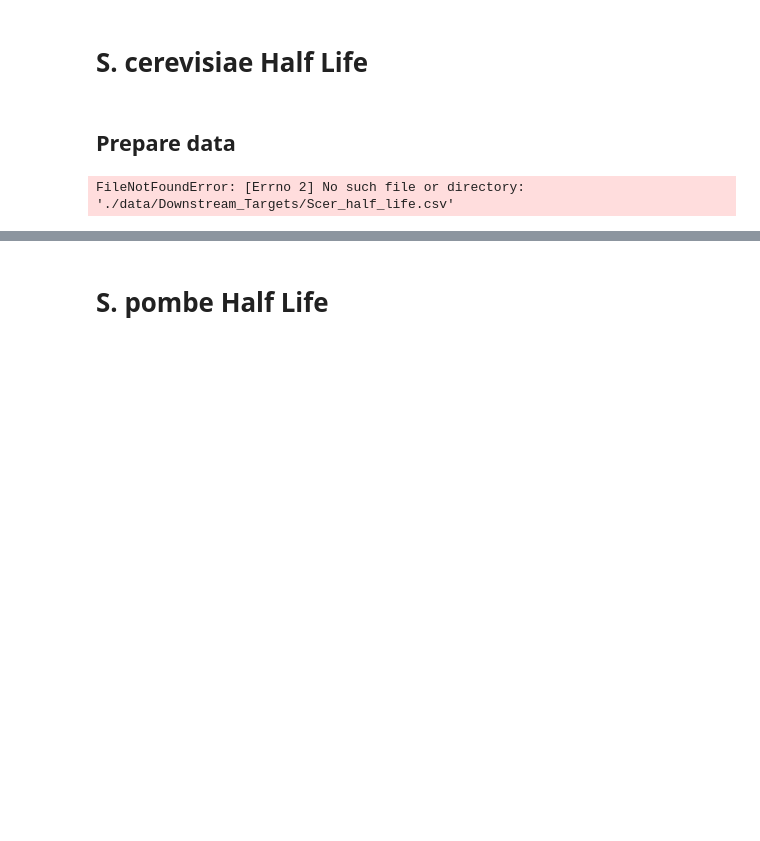
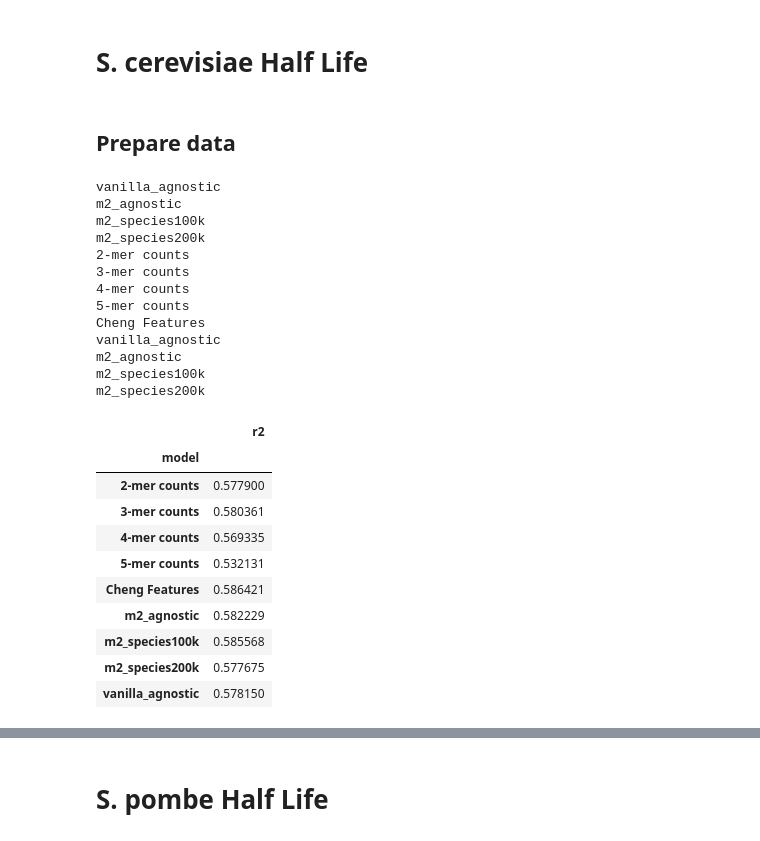
Before and after one commit to flyingkukri/SpeciesLM, a Jupyter notebook: Downstream.ipynb, the cells around one changed output, grey strips where cells are left out. Cells and saved outputs as stored; diff of their text form; code cells hidden in the pictures; blank space fills up the shorter version.

```diff
--- a/Downstream.ipynb
+++ b/Downstream.ipynb
@@ -127,7 +128,7 @@ def extract_model_and_dataset_from_directory(dir_path):
     dataset_and_model_map = dict()
     for folder in os.listdir(dir_path):
         try:
-            _, _, model_type, dataset, _ = folder.split('-')
+            model_type, dataset = folder.split('-')
         except:
             continue
         if not dataset in dataset_and_model_map.keys():
@@ -136,4 +137,4 @@ def extract_model_and_dataset_from_directory(dir_path):
             dataset_and_model_map[dataset].append(folder)
     return dataset_and_model_map
 # %%
-dataset_and_model_map = extract_model_and_dataset_from_directory("./outputs/")
+dataset_and_model_map = extract_model_and_dataset_from_directory("./embeddings_outputs")
@@ -140,14 +151,8 @@ dataset_and_model_map = extract_model_and_dataset_from_directory("./outputs/")
 # %%
 def get_model_name(path):
-    token = " ".join(path.split("-")[2].split("_")[1:])
-    model_name  = path.split("-")[1]
-    yeast = "yeast only, " if "yeast" in path else ""
-    sacc = "sacc only, " if "_sacc_incl" in path else ""
-    token = f"Aware:{token}, " if not 'agnostic' in token else f"Agnostic, "
-    sacc_incl = "including all saccs" if "incl_sacc" in path else ""
-    sacc_incl = "" if "sacc only," in sacc else sacc_incl
-    print (f"{token}{yeast}{sacc}{sacc_incl}".rstrip(', '))
-    return (f"{token}{yeast}{sacc}{sacc_incl}".rstrip(', '))
+    model_name  = path.split("-")[0]
+    print(model_name)
+    return (model_name)
 # %%
 import pprint
 pp = pprint.PrettyPrinter(depth=4)
@@ -174,9 +165,0 @@ pp.pprint(dataset_and_model_map)
-# %%
-def get_model_name(path):
-    token = " ".join(path.split("-")[2].split("_")[1:])
-    model_name  = path.split("-")[1]
-    yeast = "yeast only, " if "yeast" in path else ""
-    sacc = "sacc only, " if "_sacc_incl" in path else ""
-    token = f"Aware:{token}, " if not 'agnostic' in token else f"Agnostic, "
-    print (f"{token}".rstrip(', '))
-    return (f"{token}".rstrip(', '))
@@ -260,34 +248,56 @@ def scer_half_life(path_list):
         print(key)
         y = y_obs
         X = data_matrices[key]
 
         y_pred_list = []
         y_true_list = []
         for i, (train_index, test_index) in enumerate(kfold.split(X, y)):
             pipe = pipeline.make_pipeline(sklearn.preprocessing.StandardScaler(), sklearn.linear_model.RidgeCV(cv=5, alphas=[0.1, 1, 10, 100, 1000,10000]))
             X_train = X[train_index]
             y_train = y[train_index]
             X_test = X[test_index]
             y_test = y[test_index]
             pipe.fit(X_train,y_train)
             y_pred = pipe.predict(X_test)
             r2_test = pearson_r2_metric(y_test, y_pred)
             # save results
             y_pred_list.append(y_pred)
             y_true_list.append(y_test)
             rows.append({"model":key, "r2":r2_test})
         test_predictions.append(pd.DataFrame({"model":key,
                                  "pred": np.concatenate(y_pred_list),
                                  "true": np.concatenate(y_true_list)}))
 
     metrics_scer = pd.DataFrame(rows)
     pred_scer = pd.concat(test_predictions)
     pred_scer["residual"] = (pred_scer["true"] - pred_scer["pred"])**2
     display(metrics_scer.groupby('model').median())
-    print(scipy.stats.wilcoxon(pred_scer.query('model == "Aware:candida glabrata"')["residual"], pred_scer.query('model == "Agnostic"')["residual"]))
-    print(scipy.stats.wilcoxon(pred_scer.query('model == "Aware:candida glabrata"')["residual"], pred_scer.query('model == "Cheng Features"')["residual"]))
+
     return metrics_scer, pred_scer
 
-metrics_scer, pred_scer = scer_half_life(dataset_and_model_map["scer_downstream_fixedlen"])
+metrics_scer, pred_scer = scer_half_life(dataset_and_model_map["scer"])
 # %% [output]
-FileNotFoundError: [Errno 2] No such file or directory: './data/Downstream_Targets/Scer_half_life.csv'
+vanilla_agnostic
+m2_agnostic
+m2_species100k
+m2_species200k
+2-mer counts
+3-mer counts
+4-mer counts
+5-mer counts
+Cheng Features
+vanilla_agnostic
+m2_agnostic
+m2_species100k
+m2_species200k
+|  | r2 |
+| model |  |
+| 2-mer counts | 0.577900 |
+| 3-mer counts | 0.580361 |
+| 4-mer counts | 0.569335 |
+| 5-mer counts | 0.532131 |
+| Cheng Features | 0.586421 |
+| m2_agnostic | 0.582229 |
+| m2_species100k | 0.585568 |
+| m2_species200k | 0.577675 |
+| vanilla_agnostic | 0.578150 |
```
Also changed, not shown: parts of 6 cells of this notebook, 2 other files.
